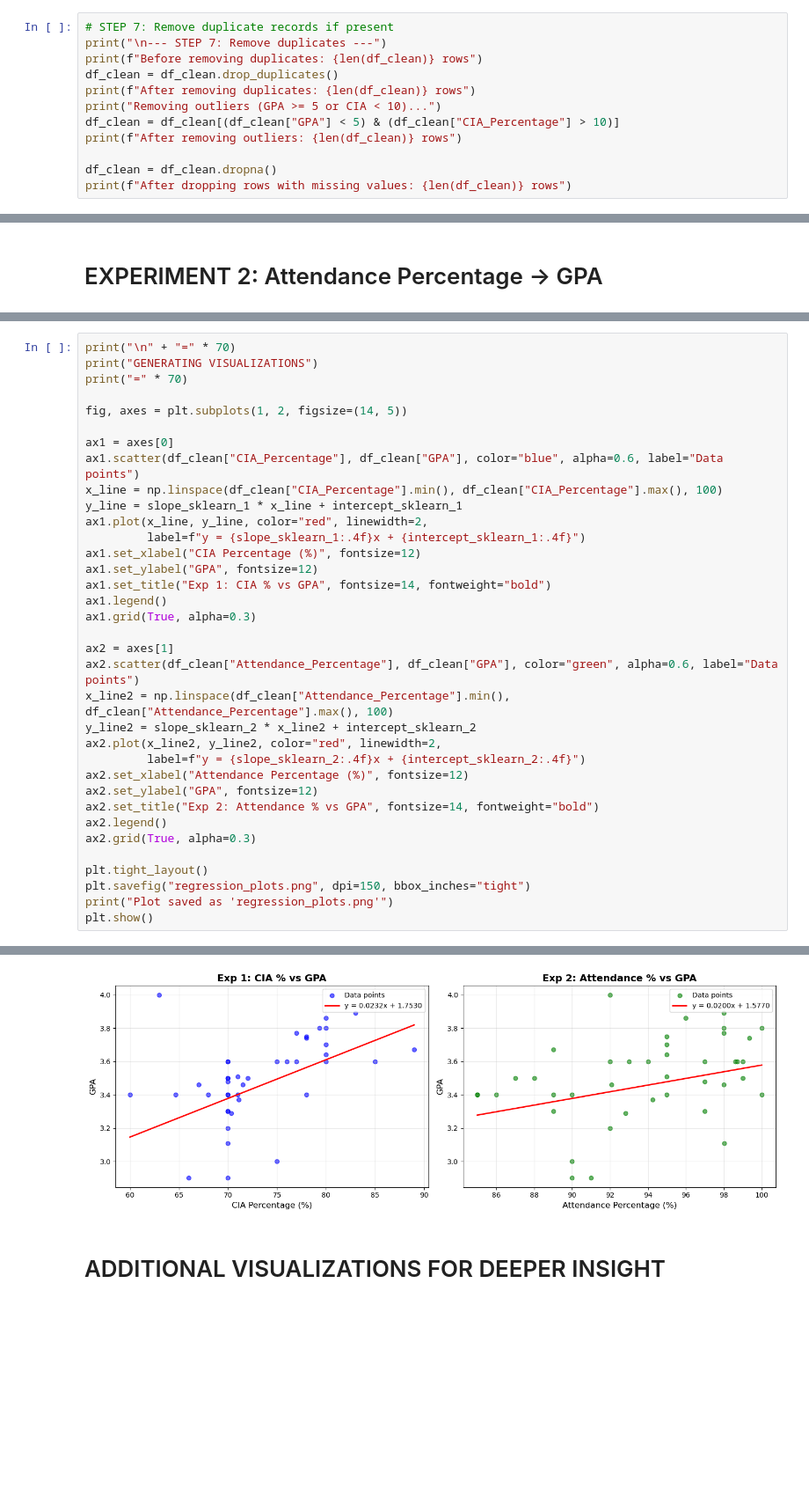
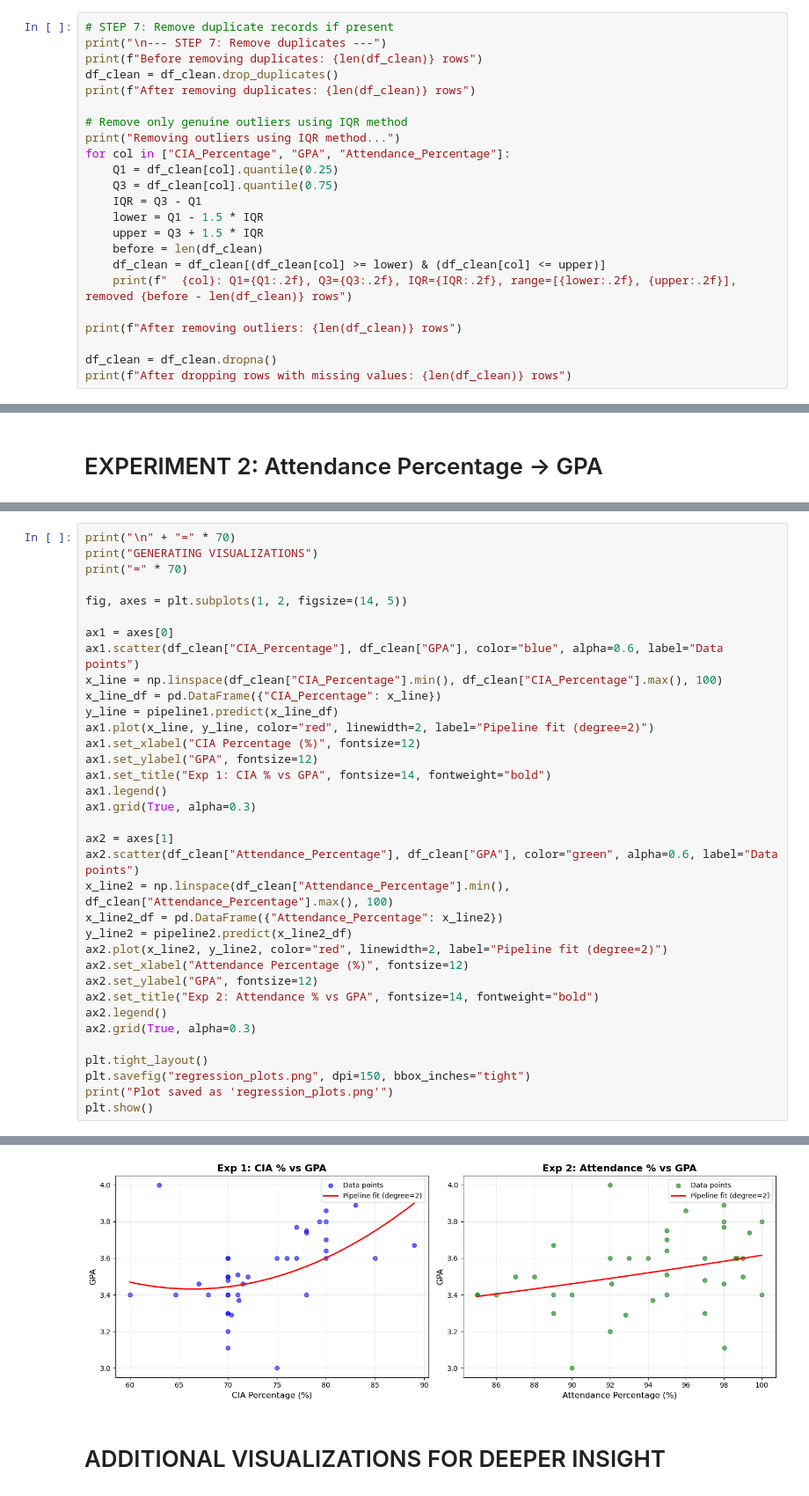
Before and after one commit to Arpan7125/AIML, a Jupyter notebook: Lab03/LAB03_2547116_ML.ipynb, the cells around one changed output, grey strips where cells are left out. Shown at 88% size. Saved outputs shown, nothing was run; the diff lists cells and outputs as text; blank space fills up the shorter version.

```diff
--- a/Lab03/LAB03_2547116_ML.ipynb
+++ b/Lab03/LAB03_2547116_ML.ipynb
@@ -173,8 +173,19 @@ print("\n--- STEP 7: Remove duplicates ---")
 print(f"Before removing duplicates: {len(df_clean)} rows")
 df_clean = df_clean.drop_duplicates()
 print(f"After removing duplicates: {len(df_clean)} rows")
-print("Removing outliers (GPA >= 5 or CIA < 10)...")
-df_clean = df_clean[(df_clean["GPA"] < 5) & (df_clean["CIA_Percentage"] > 10)]
+
+# Remove only genuine outliers using IQR method
+print("Removing outliers using IQR method...")
+for col in ["CIA_Percentage", "GPA", "Attendance_Percentage"]:
+    Q1 = df_clean[col].quantile(0.25)
+    Q3 = df_clean[col].quantile(0.75)
+    IQR = Q3 - Q1
+    lower = Q1 - 1.5 * IQR
+    upper = Q3 + 1.5 * IQR
+    before = len(df_clean)
+    df_clean = df_clean[(df_clean[col] >= lower) & (df_clean[col] <= upper)]
+    print(f"  {col}: Q1={Q1:.2f}, Q3={Q3:.2f}, IQR={IQR:.2f}, range=[{lower:.2f}, {upper:.2f}], removed {before - len(df_clean)} rows")
+
 print(f"After removing outliers: {len(df_clean)} rows")
 
 df_clean = df_clean.dropna()
@@ -444,40 +482,40 @@ print("=" * 70)
 
 fig, axes = plt.subplots(1, 2, figsize=(14, 5))
 
 ax1 = axes[0]
 ax1.scatter(df_clean["CIA_Percentage"], df_clean["GPA"], color="blue", alpha=0.6, label="Data points")
 x_line = np.linspace(df_clean["CIA_Percentage"].min(), df_clean["CIA_Percentage"].max(), 100)
-y_line = slope_sklearn_1 * x_line + intercept_sklearn_1
-ax1.plot(x_line, y_line, color="red", linewidth=2,
-         label=f"y = {slope_sklearn_1:.4f}x + {intercept_sklearn_1:.4f}")
+x_line_df = pd.DataFrame({"CIA_Percentage": x_line})
+y_line = pipeline1.predict(x_line_df)
+ax1.plot(x_line, y_line, color="red", linewidth=2, label="Pipeline fit (degree=2)")
 ax1.set_xlabel("CIA Percentage (%)", fontsize=12)
 ax1.set_ylabel("GPA", fontsize=12)
 ax1.set_title("Exp 1: CIA % vs GPA", fontsize=14, fontweight="bold")
 ax1.legend()
 ax1.grid(True, alpha=0.3)
 
 ax2 = axes[1]
 ax2.scatter(df_clean["Attendance_Percentage"], df_clean["GPA"], color="green", alpha=0.6, label="Data points")
 x_line2 = np.linspace(df_clean["Attendance_Percentage"].min(), df_clean["Attendance_Percentage"].max(), 100)
-y_line2 = slope_sklearn_2 * x_line2 + intercept_sklearn_2
-ax2.plot(x_line2, y_line2, color="red", linewidth=2,
-         label=f"y = {slope_sklearn_2:.4f}x + {intercept_sklearn_2:.4f}")
+x_line2_df = pd.DataFrame({"Attendance_Percentage": x_line2})
+y_line2 = pipeline2.predict(x_line2_df)
+ax2.plot(x_line2, y_line2, color="red", linewidth=2, label="Pipeline fit (degree=2)")
 ax2.set_xlabel("Attendance Percentage (%)", fontsize=12)
 ax2.set_ylabel("GPA", fontsize=12)
 ax2.set_title("Exp 2: Attendance % vs GPA", fontsize=14, fontweight="bold")
 ax2.legend()
 ax2.grid(True, alpha=0.3)
 
 plt.tight_layout()
 plt.savefig("regression_plots.png", dpi=150, bbox_inches="tight")
 print("Plot saved as 'regression_plots.png'")
 plt.show()
 # %% [output]
 ======================================================================
 GENERATING VISUALIZATIONS
 ======================================================================
 Plot saved as 'regression_plots.png'
-[figure, old version]
+[figure, new version]
 # %% [markdown]
 # ADDITIONAL VISUALIZATIONS FOR DEEPER INSIGHT
 # %% [markdown]
```
Also changed, not shown: parts of 14 cells of this notebook, 58 other files.
